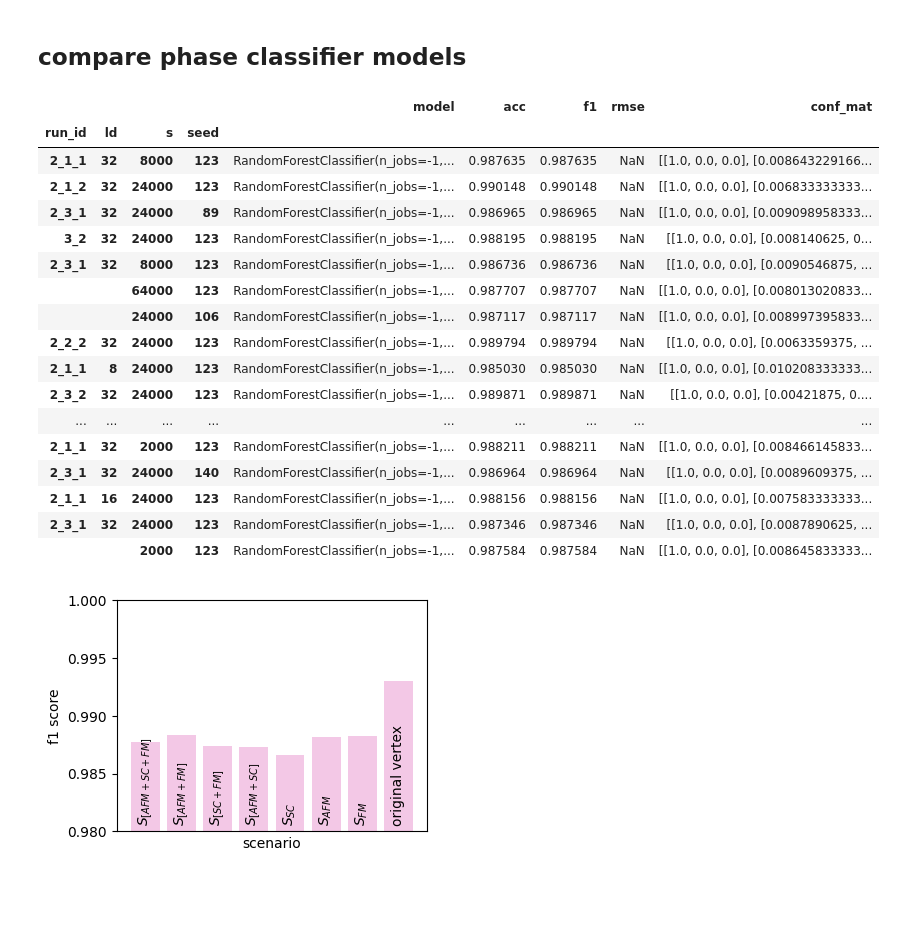
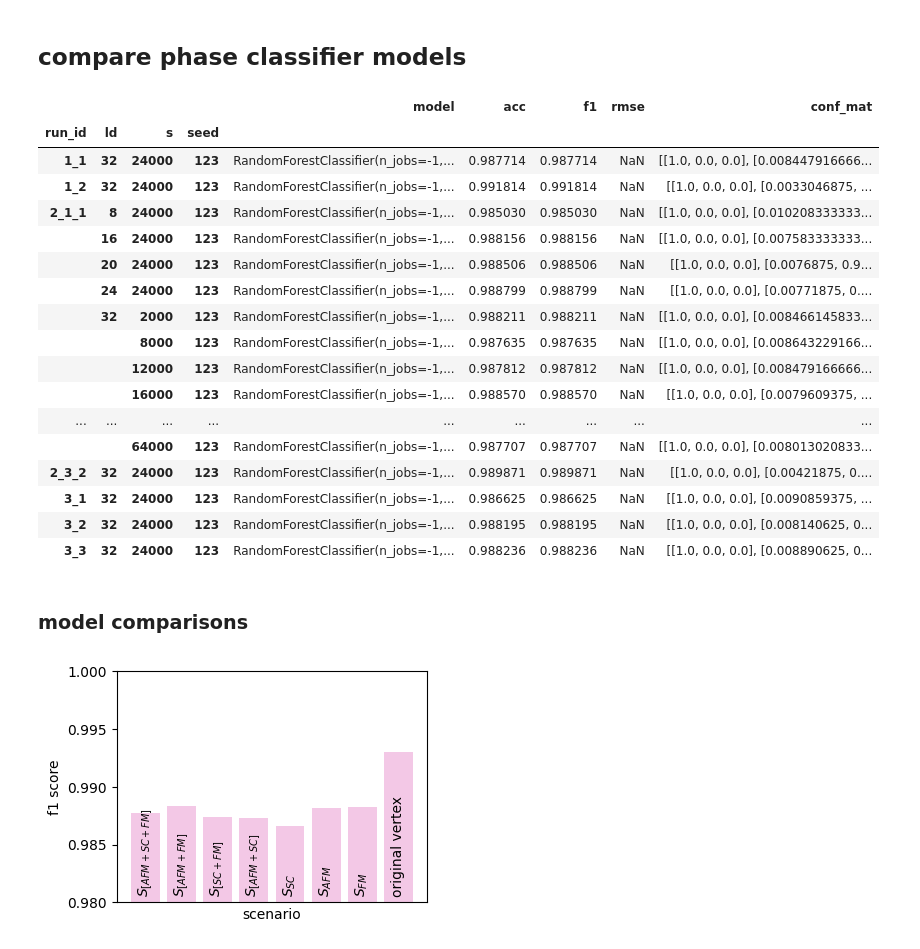
Before and after one commit to DanielSpringer/PhysML, a Jupyter notebook: notebooks/vertex/plot_results.ipynb, the cells around one changed output. Cells and saved outputs as stored; diff of their text form; code cells hidden in the pictures; blank space fills up the shorter version.

```diff
--- a/notebooks/vertex/plot_results.ipynb
+++ b/notebooks/vertex/plot_results.ipynb
@@ -17,7 +17,7 @@ from phys_ml.util import slurm_generate
 
 data_dir = Path('/gpfs/data/fs71925/shepp123/frgs_6d/')
 rmse_df = pd.read_csv('reconstruction_results.csv')
-classification_df = pd.read_pickle('classification_results.pkl')
+classification_df: pd.DataFrame = pd.read_pickle('classification_results.pkl')
 regression_df = pd.read_csv('regression_results.csv')
 
 plot_dir = Path('../../../../thesis/images/')
@@ -562,26 +567,29 @@ plt.show()
 # %% [markdown]
 ## compare phase classifier models
 # %%
+classification_df = classification_df.sort_values(['run_id', 'ld', 's', 'seed'])
 classification_df.set_index(['run_id', 'ld', 's', 'seed'])
 # %% [output]
 |  |  |  |  | model | acc | f1 | rmse | conf_mat |
 | run_id | ld | s | seed |  |  |  |  |  |
-| 2_1_1 | 32 | 8000 | 123 | RandomForestClassifier(n_jobs=-1,... | 0.987635 | 0.987635 | NaN | [[1.0, 0.0, 0.0], [0.008643229166... |
-| 2_1_2 | 32 | 24000 | 123 | RandomForestClassifier(n_jobs=-1,... | 0.990148 | 0.990148 | NaN | [[1.0, 0.0, 0.0], [0.006833333333... |
-| 2_3_1 | 32 | 24000 | 89 | RandomForestClassifier(n_jobs=-1,... | 0.986965 | 0.986965 | NaN | [[1.0, 0.0, 0.0], [0.009098958333... |
+| 1_1 | 32 | 24000 | 123 | RandomForestClassifier(n_jobs=-1,... | 0.987714 | 0.987714 | NaN | [[1.0, 0.0, 0.0], [0.008447916666... |
+| 1_2 | 32 | 24000 | 123 | RandomForestClassifier(n_jobs=-1,... | 0.991814 | 0.991814 | NaN | [[1.0, 0.0, 0.0], [0.0033046875, ... |
+| 2_1_1 | 8 | 24000 | 123 | RandomForestClassifier(n_jobs=-1,... | 0.985030 | 0.985030 | NaN | [[1.0, 0.0, 0.0], [0.010208333333... |
+|  | 16 | 24000 | 123 | RandomForestClassifier(n_jobs=-1,... | 0.988156 | 0.988156 | NaN | [[1.0, 0.0, 0.0], [0.007583333333... |
+|  | 20 | 24000 | 123 | RandomForestClassifier(n_jobs=-1,... | 0.988506 | 0.988506 | NaN | [[1.0, 0.0, 0.0], [0.0076875, 0.9... |
+|  | 24 | 24000 | 123 | RandomForestClassifier(n_jobs=-1,... | 0.988799 | 0.988799 | NaN | [[1.0, 0.0, 0.0], [0.00771875, 0.... |
+|  | 32 | 2000 | 123 | RandomForestClassifier(n_jobs=-1,... | 0.988211 | 0.988211 | NaN | [[1.0, 0.0, 0.0], [0.008466145833... |
+|  |  | 8000 | 123 | RandomForestClassifier(n_jobs=-1,... | 0.987635 | 0.987635 | NaN | [[1.0, 0.0, 0.0], [0.008643229166... |
+|  |  | 12000 | 123 | RandomForestClassifier(n_jobs=-1,... | 0.987812 | 0.987812 | NaN | [[1.0, 0.0, 0.0], [0.008479166666... |
+|  |  | 16000 | 123 | RandomForestClassifier(n_jobs=-1,... | 0.988570 | 0.988570 | NaN | [[1.0, 0.0, 0.0], [0.0079609375, ... |
+| ... | ... | ... | ... | ... | ... | ... | ... | ... |
+|  |  | 64000 | 123 | RandomForestClassifier(n_jobs=-1,... | 0.987707 | 0.987707 | NaN | [[1.0, 0.0, 0.0], [0.008013020833... |
+| 2_3_2 | 32 | 24000 | 123 | RandomForestClassifier(n_jobs=-1,... | 0.989871 | 0.989871 | NaN | [[1.0, 0.0, 0.0], [0.00421875, 0.... |
+| 3_1 | 32 | 24000 | 123 | RandomForestClassifier(n_jobs=-1,... | 0.986625 | 0.986625 | NaN | [[1.0, 0.0, 0.0], [0.0090859375, ... |
 | 3_2 | 32 | 24000 | 123 | RandomForestClassifier(n_jobs=-1,... | 0.988195 | 0.988195 | NaN | [[1.0, 0.0, 0.0], [0.008140625, 0... |
-| 2_3_1 | 32 | 8000 | 123 | RandomForestClassifier(n_jobs=-1,... | 0.986736 | 0.986736 | NaN | [[1.0, 0.0, 0.0], [0.0090546875, ... |
-|  |  | 64000 | 123 | RandomForestClassifier(n_jobs=-1,... | 0.987707 | 0.987707 | NaN | [[1.0, 0.0, 0.0], [0.008013020833... |
-|  |  | 24000 | 106 | RandomForestClassifier(n_jobs=-1,... | 0.987117 | 0.987117 | NaN | [[1.0, 0.0, 0.0], [0.008997395833... |
-| 2_2_2 | 32 | 24000 | 123 | RandomForestClassifier(n_jobs=-1,... | 0.989794 | 0.989794 | NaN | [[1.0, 0.0, 0.0], [0.0063359375, ... |
-| 2_1_1 | 8 | 24000 | 123 | RandomForestClassifier(n_jobs=-1,... | 0.985030 | 0.985030 | NaN | [[1.0, 0.0, 0.0], [0.010208333333... |
-| 2_3_2 | 32 | 24000 | 123 | RandomForestClassifier(n_jobs=-1,... | 0.989871 | 0.989871 | NaN | [[1.0, 0.0, 0.0], [0.00421875, 0.... |
-| ... | ... | ... | ... | ... | ... | ... | ... | ... |
-| 2_1_1 | 32 | 2000 | 123 | RandomForestClassifier(n_jobs=-1,... | 0.988211 | 0.988211 | NaN | [[1.0, 0.0, 0.0], [0.008466145833... |
-| 2_3_1 | 32 | 24000 | 140 | RandomForestClassifier(n_jobs=-1,... | 0.986964 | 0.986964 | NaN | [[1.0, 0.0, 0.0], [0.0089609375, ... |
-| 2_1_1 | 16 | 24000 | 123 | RandomForestClassifier(n_jobs=-1,... | 0.988156 | 0.988156 | NaN | [[1.0, 0.0, 0.0], [0.007583333333... |
-| 2_3_1 | 32 | 24000 | 123 | RandomForestClassifier(n_jobs=-1,... | 0.987346 | 0.987346 | NaN | [[1.0, 0.0, 0.0], [0.0087890625, ... |
-|  |  | 2000 | 123 | RandomForestClassifier(n_jobs=-1,... | 0.987584 | 0.987584 | NaN | [[1.0, 0.0, 0.0], [0.008645833333... |
+| 3_3 | 32 | 24000 | 123 | RandomForestClassifier(n_jobs=-1,... | 0.988236 | 0.988236 | NaN | [[1.0, 0.0, 0.0], [0.008890625, 0... |
+# %% [markdown]
+### model comparisons
 # %%
 verteval.plot_classification_results(classification_df, figsize=(4, 3), plot_dir=plot_dir, plot_name='pc_res')
 # %% [output]
```
Also changed, not shown: parts of 4 cells of this notebook, 1 other file.
